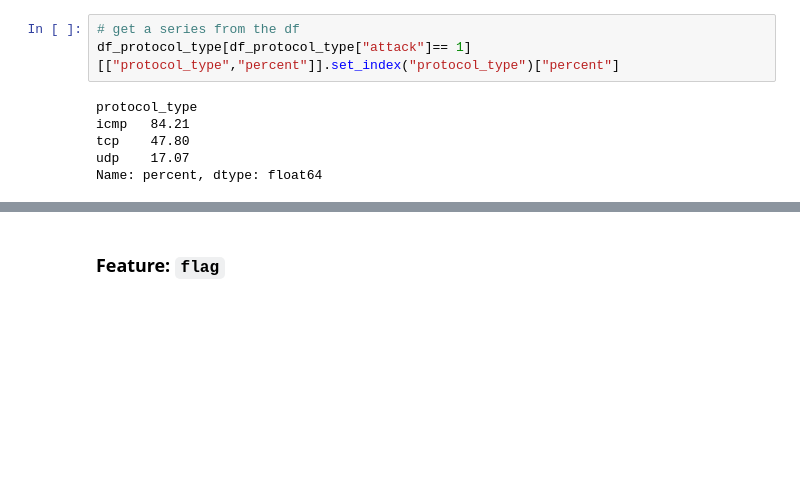
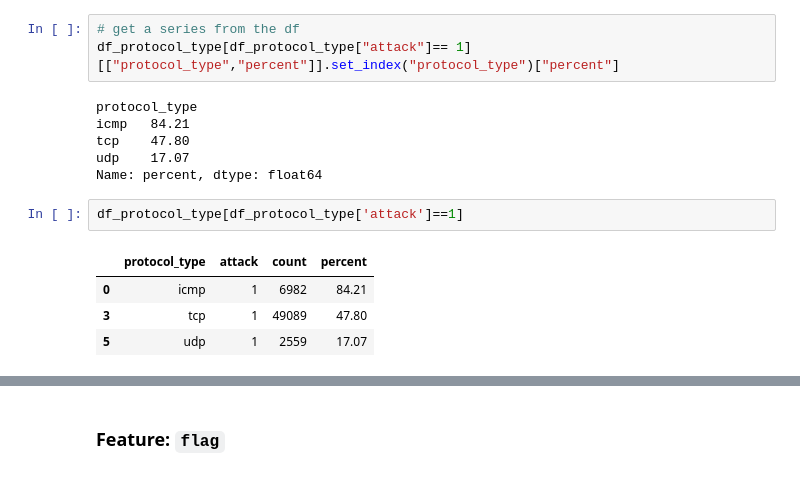
Before and after one commit to A-Lachs/cs-intrusion-detection-system, a Jupyter notebook: eda/eda.ipynb, the cells around one changed output, grey strips where cells are left out. Saved outputs shown, nothing was run; the diff lists cells and outputs as text; blank space fills up the shorter version.

```diff
--- a/eda/eda.ipynb
+++ b/eda/eda.ipynb
@@ -990,4 +990,11 @@ icmp   84.21
 tcp    47.80
 udp    17.07
 Name: percent, dtype: float64
+# %%
+df_protocol_type[df_protocol_type['attack']==1]
+# %% [output]
+|  | protocol_type | attack | count | percent |
+| 0 | icmp | 1 | 6982 | 84.21 |
+| 3 | tcp | 1 | 49089 | 47.80 |
+| 5 | udp | 1 | 2559 | 17.07 |
 # %%
```
Also changed, not shown: parts of 17 cells of this notebook.
